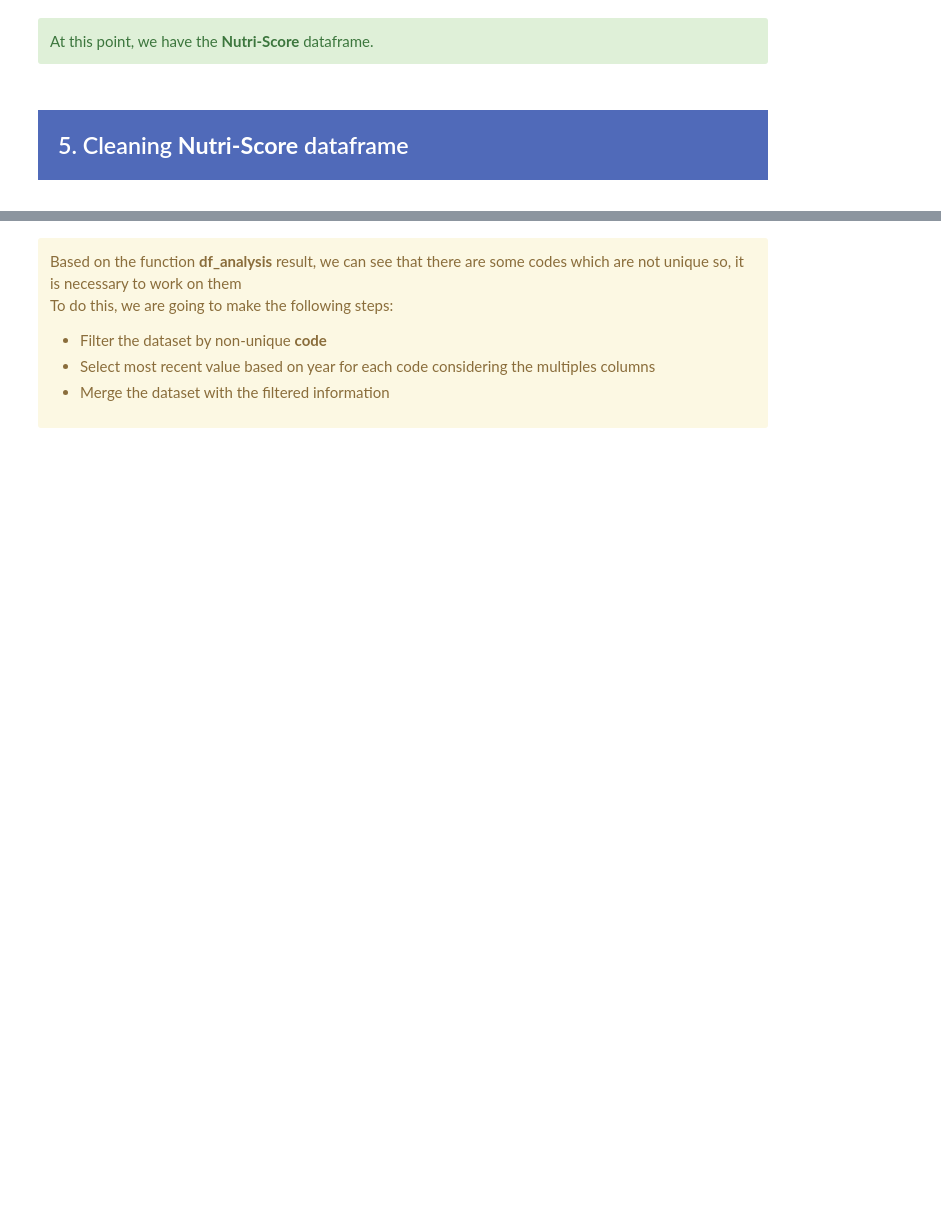
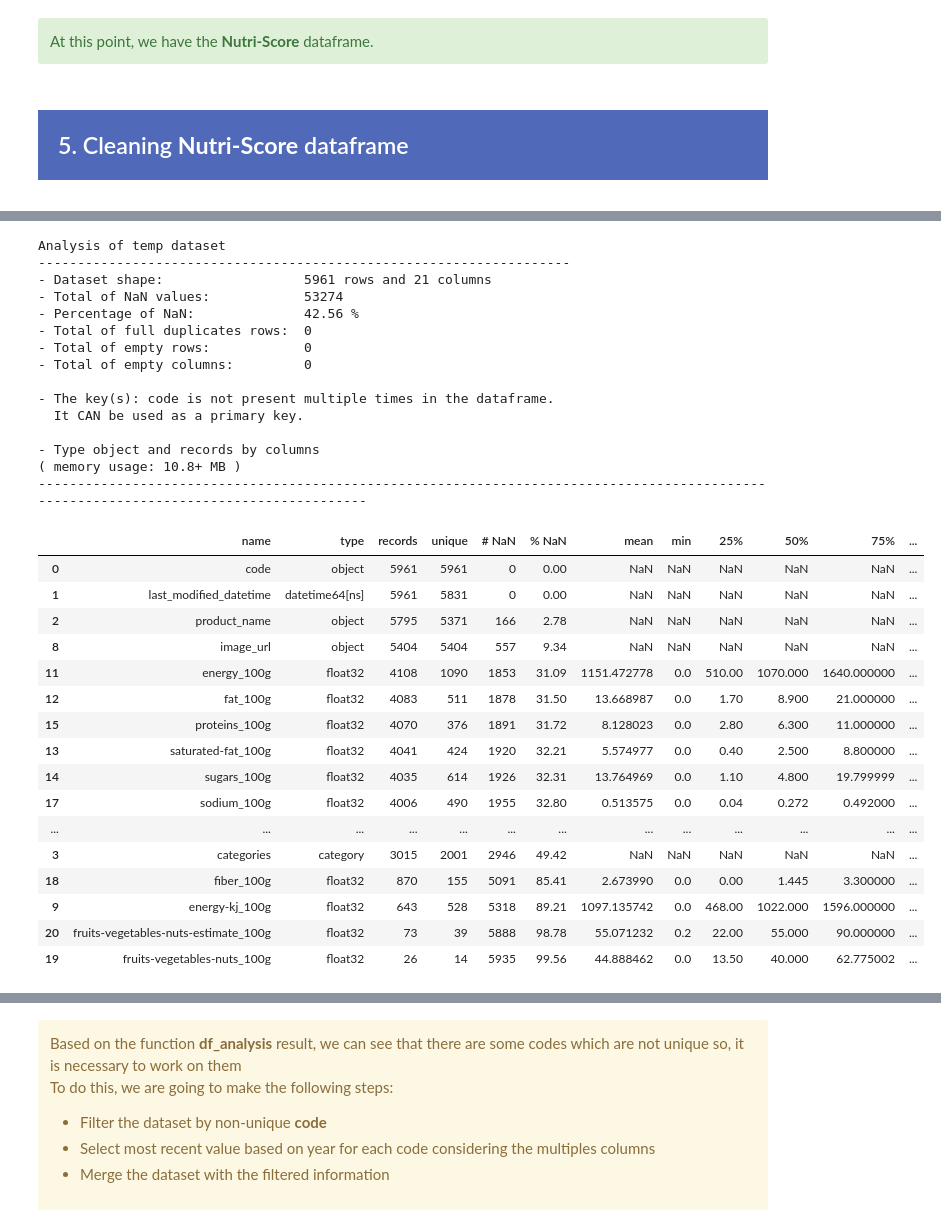
Before and after one commit to samirhinojosa/OC-P3-design-application-public-health, a Jupyter notebook: notebook.ipynb, the cells around one changed output, grey strips where cells are left out. Drawn from its saved outputs; the diff is of its cells as text; code cells hidden in the pictures; blank space fills up the shorter version.

```diff
--- a/notebook.ipynb
+++ b/notebook.ipynb
@@ -577,2 +809,34 @@ df_nutri_score.shape
 # %%
-df_nutri_score.loc[df_nutri_score["code"].str.startswith("200", na=False)].head(100)
+df_analysis(df_temp, "temp", "code", flag="complete")
+# %% [output]
+Analysis of temp dataset
+--------------------------------------------------------------------
+- Dataset shape:                  5961 rows and 21 columns
+- Total of NaN values:            53274
+- Percentage of NaN:              42.56 %
+- Total of full duplicates rows:  0
+- Total of empty rows:            0
+- Total of empty columns:         0
+
+- The key(s): code is not present multiple times in the dataframe.
+  It CAN be used as a primary key.
+
+- Type object and records by columns                                                                        ( memory usage: 10.8+ MB )
+---------------------------------------------------------------------------------------------------------------------------------------
+|  | name | type | records | unique | # NaN | % NaN | mean | min | 25% | 50% | 75% | ... |
+| 0 | code | object | 5961 | 5961 | 0 | 0.00 | NaN | NaN | NaN | NaN | NaN | ... |
+| 1 | last_modified_datetime | datetime64[ns] | 5961 | 5831 | 0 | 0.00 | NaN | NaN | NaN | NaN | NaN | ... |
+| 2 | product_name | object | 5795 | 5371 | 166 | 2.78 | NaN | NaN | NaN | NaN | NaN | ... |
+| 8 | image_url | object | 5404 | 5404 | 557 | 9.34 | NaN | NaN | NaN | NaN | NaN | ... |
+| 11 | energy_100g | float32 | 4108 | 1090 | 1853 | 31.09 | 1151.472778 | 0.0 | 510.00 | 1070.000 | 1640.000000 | ... |
+| 12 | fat_100g | float32 | 4083 | 511 | 1878 | 31.50 | 13.668987 | 0.0 | 1.70 | 8.900 | 21.000000 | ... |
+| 15 | proteins_100g | float32 | 4070 | 376 | 1891 | 31.72 | 8.128023 | 0.0 | 2.80 | 6.300 | 11.000000 | ... |
+| 13 | saturated-fat_100g | float32 | 4041 | 424 | 1920 | 32.21 | 5.574977 | 0.0 | 0.40 | 2.500 | 8.800000 | ... |
+| 14 | sugars_100g | float32 | 4035 | 614 | 1926 | 32.31 | 13.764969 | 0.0 | 1.10 | 4.800 | 19.799999 | ... |
+| 17 | sodium_100g | float32 | 4006 | 490 | 1955 | 32.80 | 0.513575 | 0.0 | 0.04 | 0.272 | 0.492000 | ... |
+| ... | ... | ... | ... | ... | ... | ... | ... | ... | ... | ... | ... | ... |
+| 3 | categories | category | 3015 | 2001 | 2946 | 49.42 | NaN | NaN | NaN | NaN | NaN | ... |
+| 18 | fiber_100g | float32 | 870 | 155 | 5091 | 85.41 | 2.673990 | 0.0 | 0.00 | 1.445 | 3.300000 | ... |
+| 9 | energy-kj_100g | float32 | 643 | 528 | 5318 | 89.21 | 1097.135742 | 0.0 | 468.00 | 1022.000 | 1596.000000 | ... |
+| 20 | fruits-vegetables-nuts-estimate_100g | float32 | 73 | 39 | 5888 | 98.78 | 55.071232 | 0.2 | 22.00 | 55.000 | 90.000000 | ... |
+| 19 | fruits-vegetables-nuts_100g | float32 | 26 | 14 | 5935 | 99.56 | 44.888462 | 0.0 | 13.50 | 40.000 | 62.775002 | ... |
```
Also changed, not shown: parts of 38 cells of this notebook.
